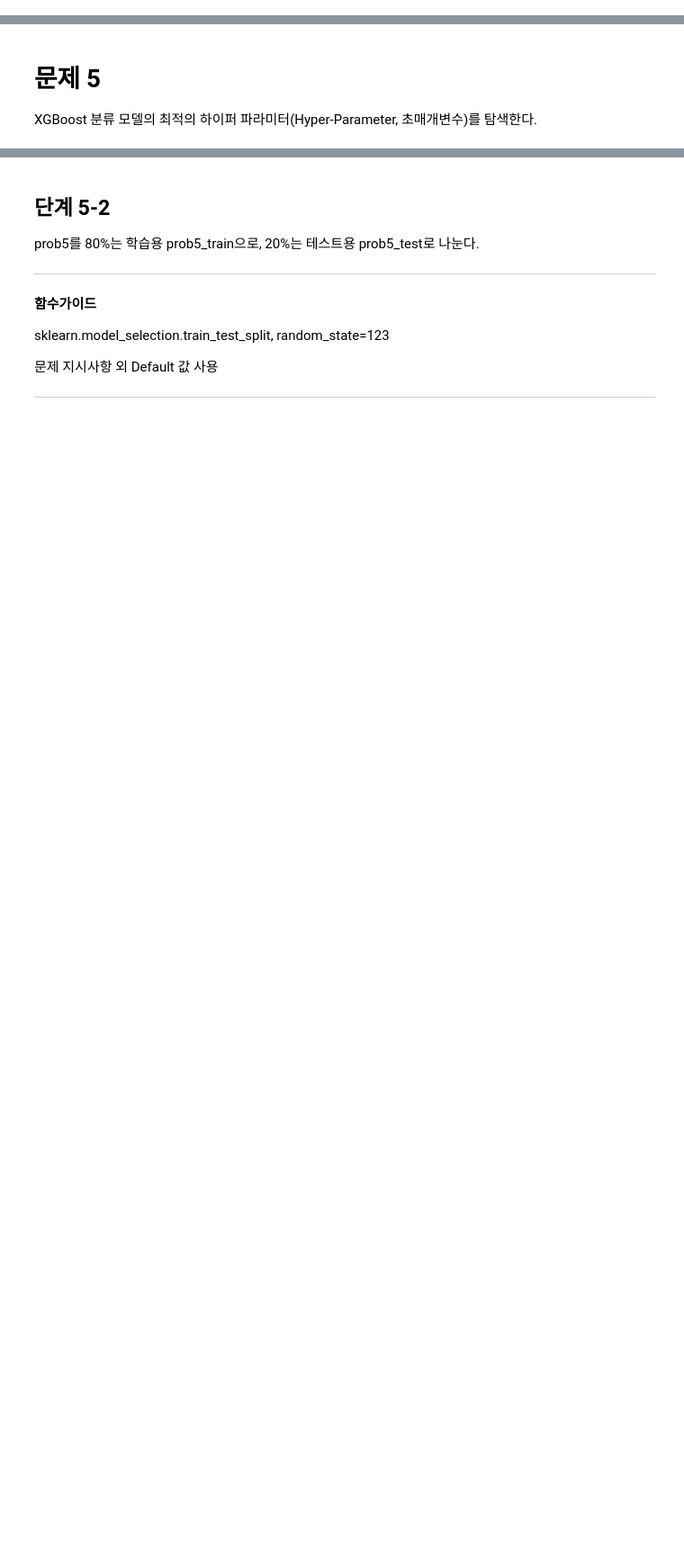
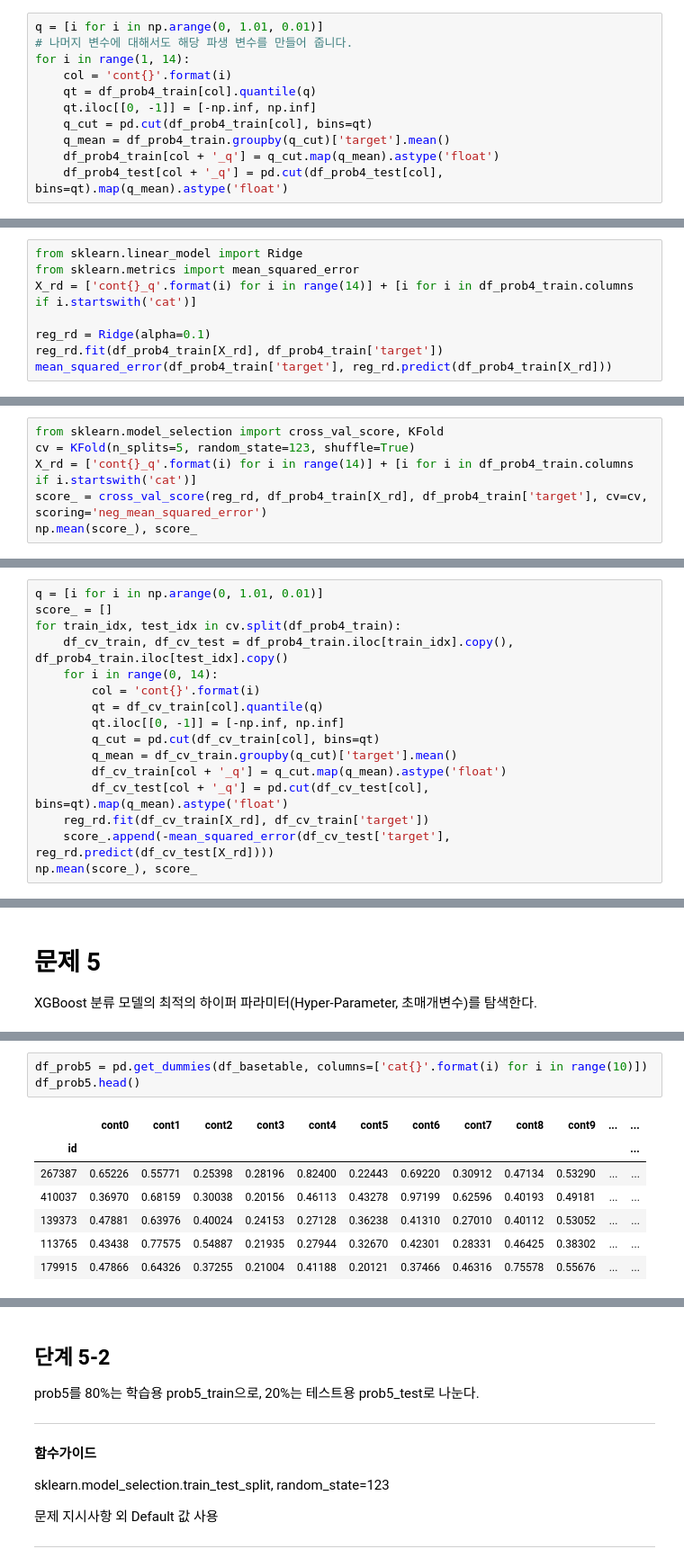
Before and after one commit to sunkusun9/DS_lv3_2308, a Jupyter notebook: sec_ds_lv3_prob2_prob.ipynb, the cells around one changed output, grey strips where cells are left out. Shown at 90% size. Drawn from its saved outputs; the diff is of its cells as text; blank space fills up the shorter version.

```diff
--- a/sec_ds_lv3_prob2_prob.ipynb
+++ b/sec_ds_lv3_prob2_prob.ipynb
@@ -1094,3 +1147,14 @@ Hint 3] cont0_q의 평균은 7.46, 표준 편차는 0.10 (소수점 둘째 자
+# %%
+q = [i for i in np.arange(0, 1.01, 0.01)]
+# 나머지 변수에 대해서도 해당 파생 변수를 만들어 줍니다.
+for i in range(1, 14):
+    col = 'cont{}'.format(i)
+    qt = df_prob4_train[col].quantile(q)
+    qt.iloc[[0, -1]] = [-np.inf, np.inf]
+    q_cut = pd.cut(df_prob4_train[col], bins=qt)
+    q_mean = df_prob4_train.groupby(q_cut)['target'].mean()
+    df_prob4_train[col + '_q'] = q_cut.map(q_mean).astype('float')
+    df_prob4_test[col + '_q'] = pd.cut(df_prob4_test[col], bins=qt).map(q_mean).astype('float')
 # %% [markdown]
 ## 단계 4-5
 
@@ -1109,3 +1173,11 @@ Hint] sklearn.linear_regression.Ridge 또는 Lasso 중 요건에 맞는 것을
 대상 변수: target
 
 성능 지표: $MSE(Y, \hat{Y}) = \frac{1}{n}\sum^{n}_{i=1}(y_i-\hat{y_i})^2\$
+# %%
+from sklearn.linear_model import Ridge
+from sklearn.metrics import mean_squared_error
+X_rd = ['cont{}_q'.format(i) for i in range(14)] + [i for i in df_prob4_train.columns if i.startswith('cat')]
+
+reg_rd = Ridge(alpha=0.1)
+reg_rd.fit(df_prob4_train[X_rd], df_prob4_train['target'])
+mean_squared_error(df_prob4_train['target'], reg_rd.predict(df_prob4_train[X_rd]))
@@ -1111,0 +1191,6 @@ Hint] sklearn.linear_regression.Ridge 또는 Lasso 중 요건에 맞는 것을
+# %%
+from sklearn.model_selection import cross_val_score, KFold
+cv = KFold(n_splits=5, random_state=123, shuffle=True)
+X_rd = ['cont{}_q'.format(i) for i in range(14)] + [i for i in df_prob4_train.columns if i.startswith('cat')]
+score_ = cross_val_score(reg_rd, df_prob4_train[X_rd], df_prob4_train['target'], cv=cv, scoring='neg_mean_squared_error')
+np.mean(score_), score_
@@ -1111,0 +1200,16 @@ Hint] sklearn.linear_regression.Ridge 또는 Lasso 중 요건에 맞는 것을
+# %%
+q = [i for i in np.arange(0, 1.01, 0.01)]
+score_ = []
+for train_idx, test_idx in cv.split(df_prob4_train):
+    df_cv_train, df_cv_test = df_prob4_train.iloc[train_idx].copy(), df_prob4_train.iloc[test_idx].copy()
+    for i in range(0, 14):
+        col = 'cont{}'.format(i)
+        qt = df_cv_train[col].quantile(q)
+        qt.iloc[[0, -1]] = [-np.inf, np.inf]
+        q_cut = pd.cut(df_cv_train[col], bins=qt)
+        q_mean = df_cv_train.groupby(q_cut)['target'].mean()
+        df_cv_train[col + '_q'] = q_cut.map(q_mean).astype('float')
+        df_cv_test[col + '_q'] = pd.cut(df_cv_test[col], bins=qt).map(q_mean).astype('float')
+    reg_rd.fit(df_cv_train[X_rd], df_cv_train['target'])
+    score_.append(-mean_squared_error(df_cv_test['target'], reg_rd.predict(df_cv_test[X_rd])))
+np.mean(score_), score_
@@ -1124,0 +1236,11 @@ basetable에 cat0 ~ 9 제외하는 범주 없이 원핫 인코딩(One-Hot Encodi
+# %%
+df_prob5 = pd.get_dummies(df_basetable, columns=['cat{}'.format(i) for i in range(10)])
+df_prob5.head()
+# %% [output]
+|  | cont0 | cont1 | cont2 | cont3 | cont4 | cont5 | cont6 | cont7 | cont8 | cont9 | ... | ... |
+| id |  |  |  |  |  |  |  |  |  |  |  | ... |
+| 267387 | 0.65226 | 0.55771 | 0.25398 | 0.28196 | 0.82400 | 0.22443 | 0.69220 | 0.30912 | 0.47134 | 0.53290 | ... | ... |
+| 410037 | 0.36970 | 0.68159 | 0.30038 | 0.20156 | 0.46113 | 0.43278 | 0.97199 | 0.62596 | 0.40193 | 0.49181 | ... | ... |
+| 139373 | 0.47881 | 0.63976 | 0.40024 | 0.24153 | 0.27128 | 0.36238 | 0.41310 | 0.27010 | 0.40112 | 0.53052 | ... | ... |
+| 113765 | 0.43438 | 0.77575 | 0.54887 | 0.21935 | 0.27944 | 0.32670 | 0.42301 | 0.28331 | 0.46425 | 0.38302 | ... | ... |
+| 179915 | 0.47866 | 0.64326 | 0.37255 | 0.21004 | 0.41188 | 0.20121 | 0.37466 | 0.46316 | 0.75578 | 0.55676 | ... | ... |
```
Also changed, not shown: parts of 83 cells of this notebook.
